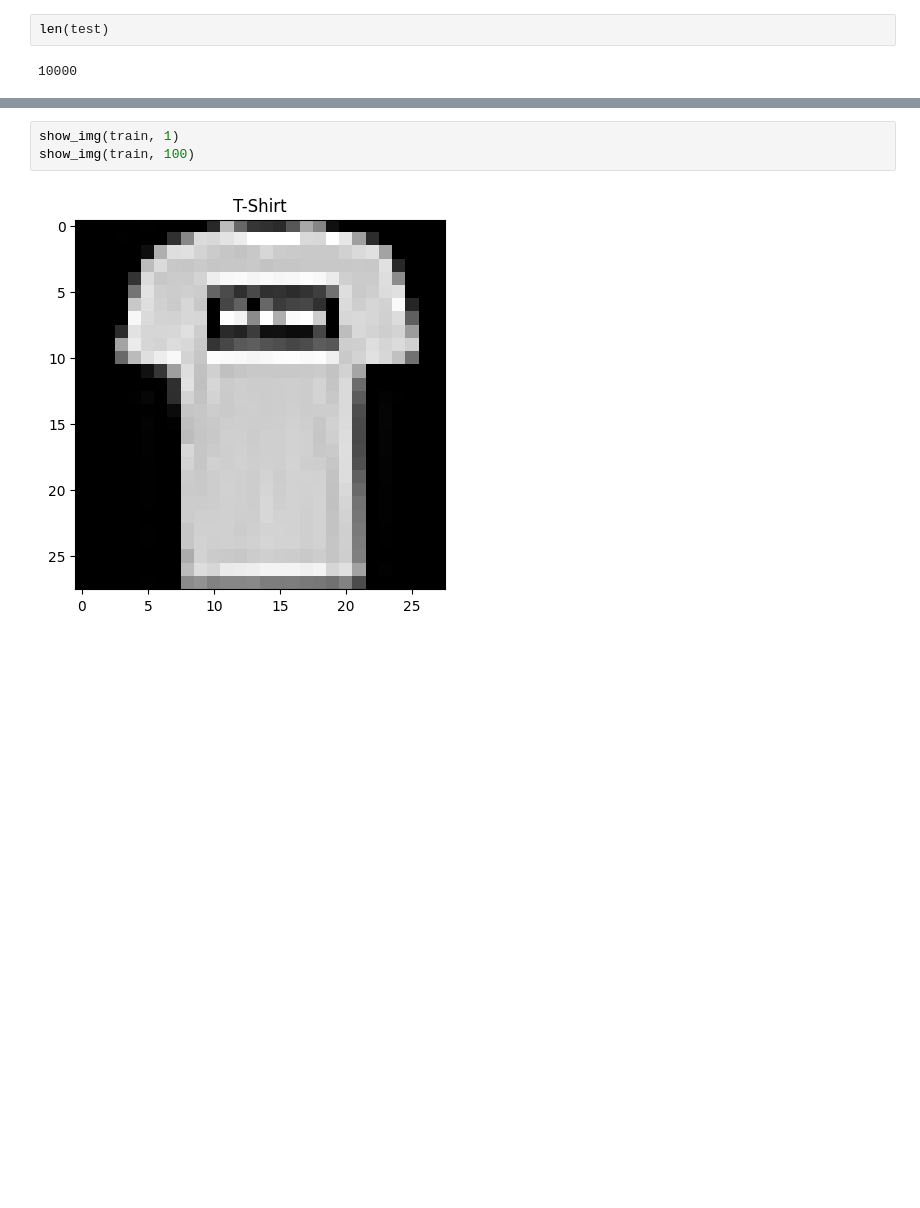
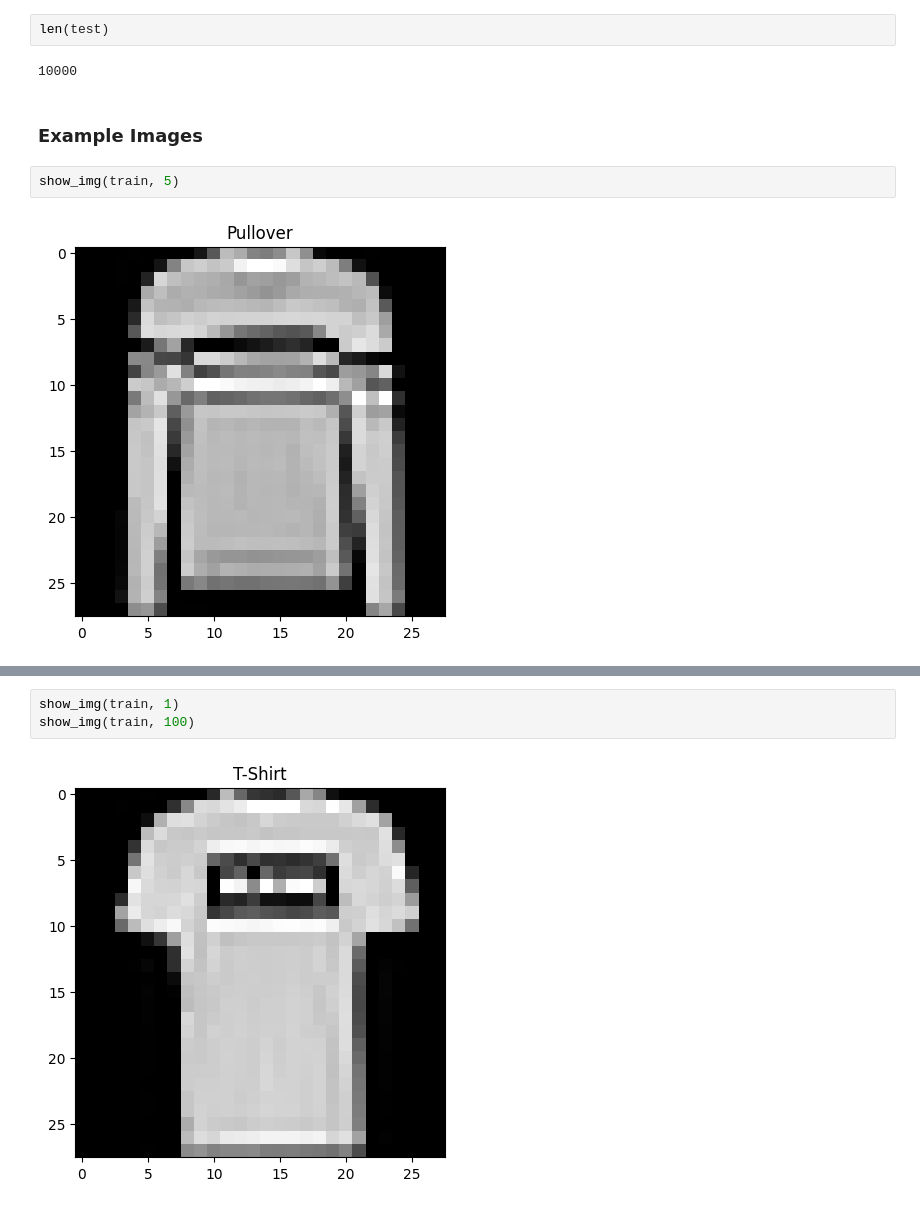
Before and after one commit to mitkrieg/dl-assignment-3, a Jupyter notebook: gan.ipynb, the cells around one changed output, grey strips where cells are left out. Drawn from its saved outputs; the diff is of its cells as text; blank space fills up the shorter version.

```diff
--- a/gan.ipynb
+++ b/gan.ipynb
@@ -139,3 +139,9 @@ traindataloader = DataLoader(torch.utils.data.ConcatDataset([train,test]), batch
 len(test)
 # %% [output]
 10000
+# %% [markdown]
+### Example Images
+# %%
+show_img(train, 5)
+# %% [output]
+[figure, added]
```
Also changed, not shown: parts of 3 cells of this notebook.
